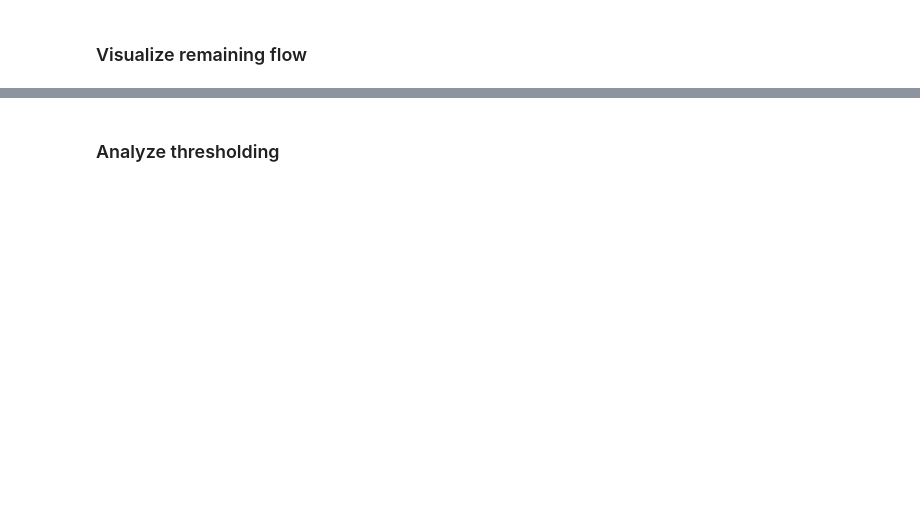
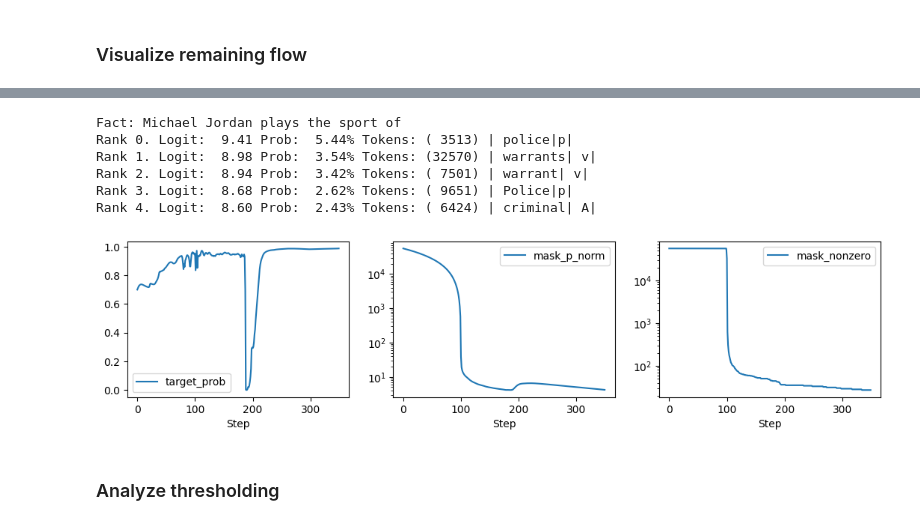
Before and after one commit to ed1d1a8d/prompt-injection-interp, a Jupyter notebook: notebooks/subnet-flow-pythia.ipynb, the cells around one changed output, grey strips where cells are left out. Saved outputs shown, nothing was run; the diff lists cells and outputs as text; code cells hidden in the pictures; blank space fills up the shorter version.

```diff
--- a/notebooks/subnet-flow-pythia.ipynb
+++ b/notebooks/subnet-flow-pythia.ipynb
@@ -323,3 +333,17 @@ Layer 16, head 20, token 8: weight=0.4479919970035553
+# %%
+with torch.no_grad():
+    for i in range(32):
+        for j in range(8):
+            mtf.masks[f"{i}_mlp_out"][j] *= 0
+plot_metrics(mtf, prompt, metric_history)
+# %% [output]
+Fact: Michael Jordan plays the sport of
+Rank 0. Logit:  9.41 Prob:  5.44% Tokens: ( 3513) | police|p|
+Rank 1. Logit:  8.98 Prob:  3.54% Tokens: (32570) | warrants| v|
+Rank 2. Logit:  8.94 Prob:  3.42% Tokens: ( 7501) | warrant| v|
+Rank 3. Logit:  8.68 Prob:  2.62% Tokens: ( 9651) | Police|p|
+Rank 4. Logit:  8.60 Prob:  2.43% Tokens: ( 6424) | criminal| A|
+[figure, added]
 # %% [markdown]
 ### Analyze thresholding
 # %%
```
Also changed, not shown: parts of 12 cells of this notebook, 1 other file.
